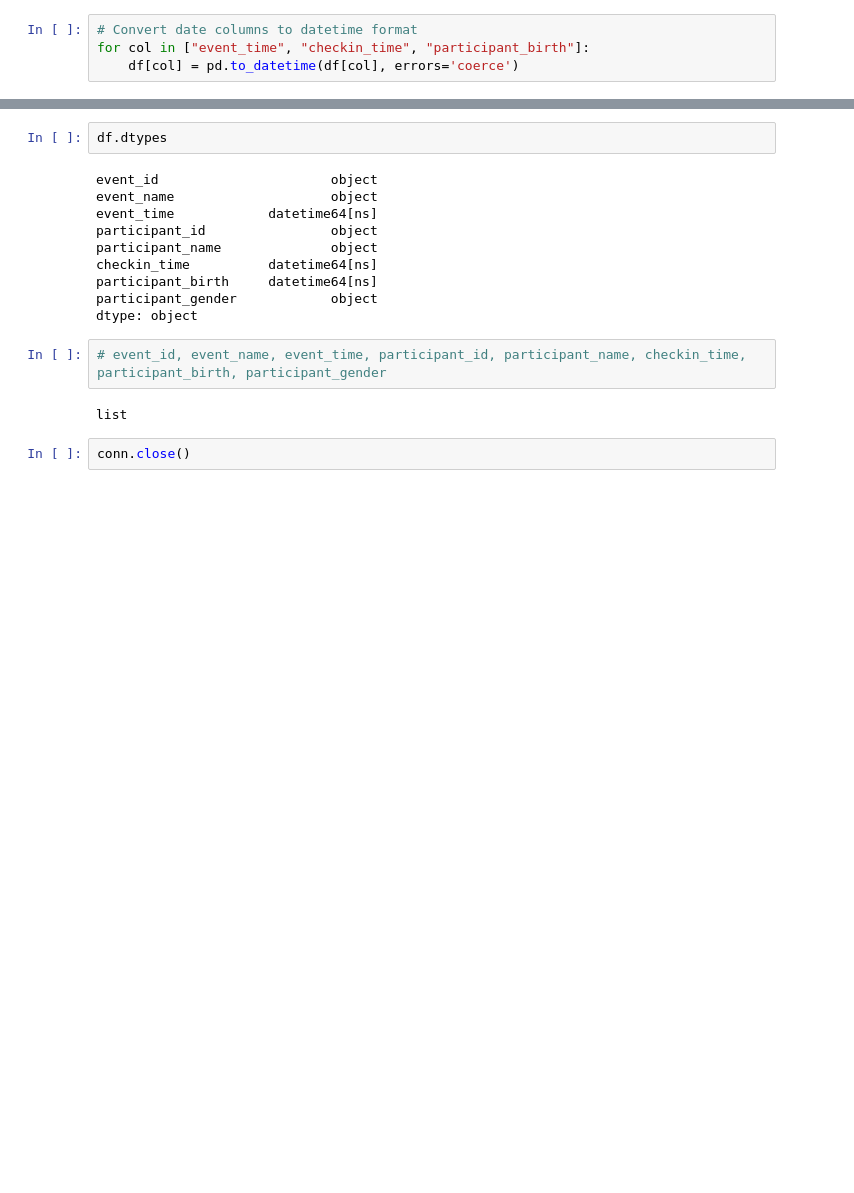
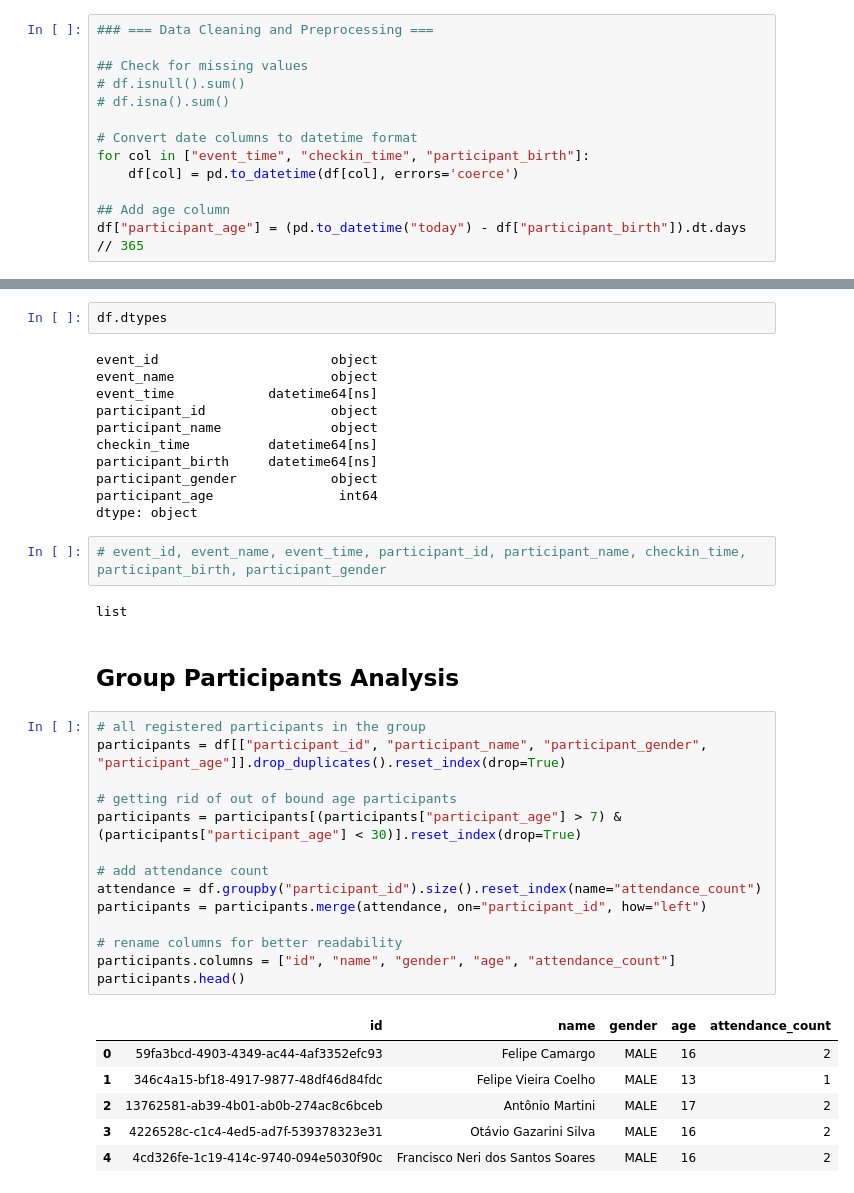
Before and after one commit to YuhanZhou3/ParusyaDA, a Jupyter notebook: load_data.ipynb, the cells around one changed output, grey strips where cells are left out. Drawn from its saved outputs; the diff is of its cells as text; blank space fills up the shorter version.

Commit message:
gender, age analysis

```diff
--- a/load_data.ipynb
+++ b/load_data.ipynb
@@ -18,6 +21,15 @@ query = "\
 # results = cursor.fetchall()
 df = pd.read_sql(query, conn, params=(gname,))
 # %%
+### === Data Cleaning and Preprocessing ===
+
+## Check for missing values
+# df.isnull().sum()
+# df.isna().sum()
+
 # Convert date columns to datetime format
 for col in ["event_time", "checkin_time", "participant_birth"]:
     df[col] = pd.to_datetime(df[col], errors='coerce')
+
+## Add age column
+df["participant_age"] = (pd.to_datetime("today") - df["participant_birth"]).dt.days // 365
@@ -32,10 +56,32 @@ participant_name              object
 checkin_time          datetime64[ns]
 participant_birth     datetime64[ns]
 participant_gender            object
+participant_age                int64
 dtype: object
 # %%
 # event_id, event_name, event_time, participant_id, participant_name, checkin_time, participant_birth, participant_gender
 # %% [output]
 list
-# %%
-conn.close()
+# %% [markdown]
+## Group Participants Analysis
+# %%
+# all registered participants in the group
+participants = df[["participant_id", "participant_name", "participant_gender", "participant_age"]].drop_duplicates().reset_index(drop=True)
+
+# getting rid of out of bound age participants
+participants = participants[(participants["participant_age"] > 7) & (participants["participant_age"] < 30)].reset_index(drop=True)
+
+# add attendance count
+attendance = df.groupby("participant_id").size().reset_index(name="attendance_count")
+participants = participants.merge(attendance, on="participant_id", how="left")
+
+# rename columns for better readability
+participants.columns = ["id", "name", "gender", "age", "attendance_count"]
+participants.head()
+# %% [output]
+|  | id | name | gender | age | attendance_count |
+| 0 | 59fa3bcd-4903-4349-ac44-4af3352efc93 | Felipe Camargo | MALE | 16 | 2 |
+| 1 | 346c4a15-bf18-4917-9877-48df46d84fdc | Felipe Vieira Coelho | MALE | 13 | 1 |
+| 2 | 13762581-ab39-4b01-ab0b-274ac8c6bceb | Antônio Martini | MALE | 17 | 2 |
+| 3 | 4226528c-c1c4-4ed5-ad7f-539378323e31 | Otávio Gazarini Silva | MALE | 16 | 2 |
+| 4 | 4cd326fe-1c19-414c-9740-094e5030f90c | Francisco Neri dos Santos Soares | MALE | 16 | 2 |
```
Also changed, not shown: parts of 10 cells of this notebook, 1 other file.
